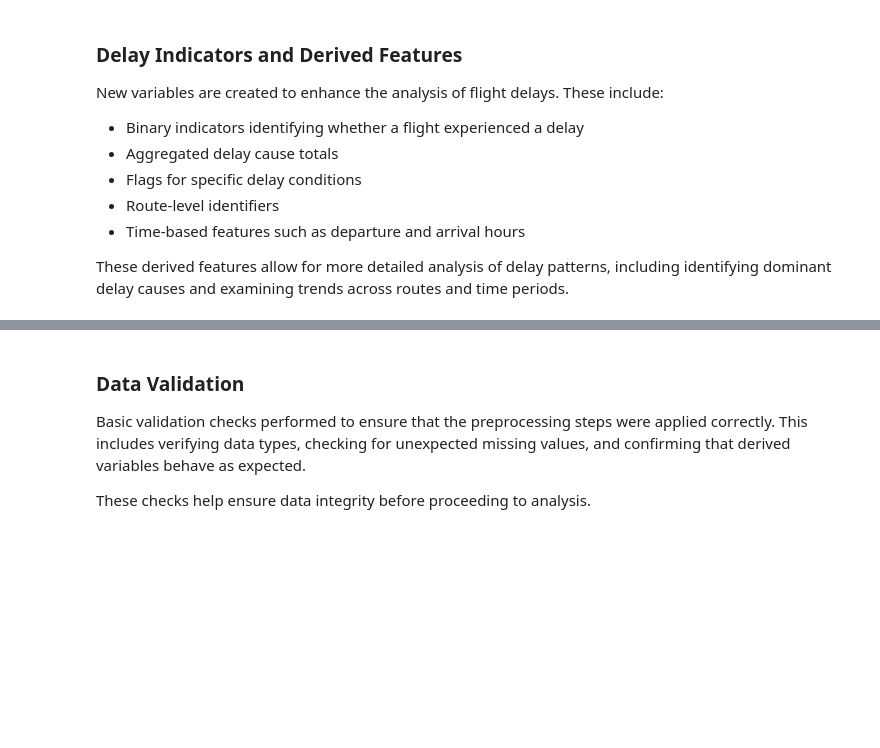
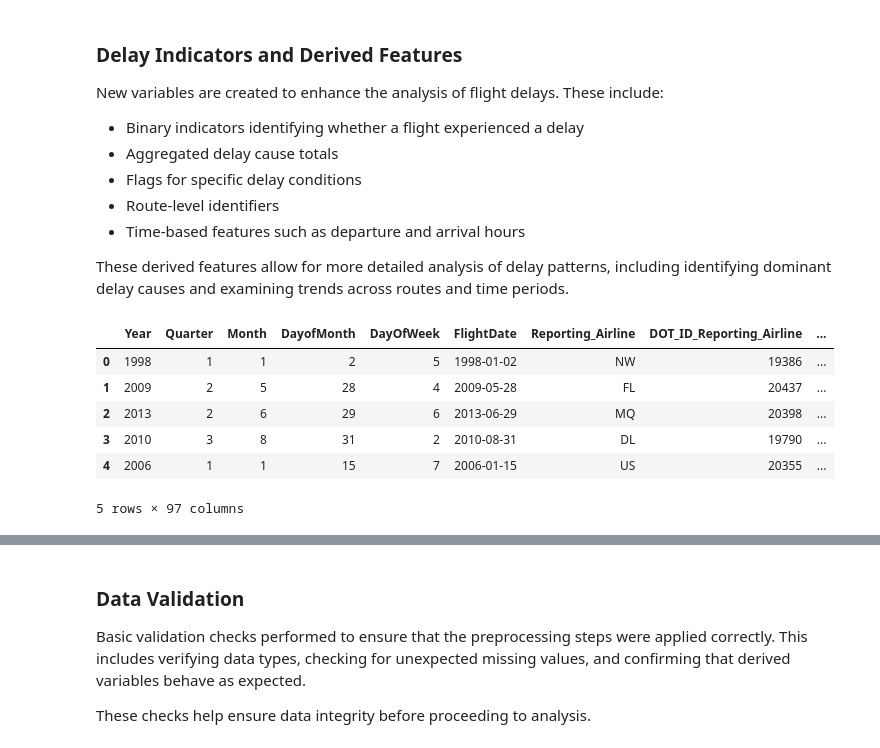
Before and after one commit to zuhrahmoh/Big-Data-Project, a Jupyter notebook: 01_data_cleaning_preprocessing.ipynb, the cells around one changed output, grey strips where cells are left out. Cells and saved outputs as stored; diff of their text form; code cells hidden in the pictures; blank space fills up the shorter version.

```diff
--- a/01_data_cleaning_preprocessing.ipynb
+++ b/01_data_cleaning_preprocessing.ipynb
@@ -216,22 +339,26 @@ These derived features allow for more detailed analysis of delay patterns, inclu
 # %%
 df["IsArrivalDelayed"] = df["ArrDelay"] > 0
 df["IsDepartureDelayed"] = df["DepDelay"] > 0
 
-df["TotalCauseDelay"] = (
-    df["CarrierDelay"]
-    + df["WeatherDelay"]
-    + df["NASDelay"]
-    + df["SecurityDelay"]
-    + df["LateAircraftDelay"]
-)
+df["TotalCauseDelay"] = df[delay_cause_cols].sum(axis=1)
 
 df["HasCarrierDelay"] = df["CarrierDelay"] > 0
 df["HasWeatherDelay"] = df["WeatherDelay"] > 0
 df["HasNASDelay"] = df["NASDelay"] > 0
 df["HasSecurityDelay"] = df["SecurityDelay"] > 0
 df["HasLateAircraftDelay"] = df["LateAircraftDelay"] > 0
 
 df["Route"] = df["Origin"].astype(str) + "-" + df["Dest"].astype(str)
 
 df["DepHour"] = (df["CRSDepTime"] // 60).astype("Int64")
 df["ArrHour"] = (df["CRSArrTime"] // 60).astype("Int64")
+
+df.head()
+# %% [output]
+|  | Year | Quarter | Month | DayofMonth | DayOfWeek | FlightDate | Reporting_Airline | DOT_ID_Reporting_Airline | ... |
+| 0 | 1998 | 1 | 1 | 2 | 5 | 1998-01-02 | NW | 19386 | ... |
+| 1 | 2009 | 2 | 5 | 28 | 4 | 2009-05-28 | FL | 20437 | ... |
+| 2 | 2013 | 2 | 6 | 29 | 6 | 2013-06-29 | MQ | 20398 | ... |
+| 3 | 2010 | 3 | 8 | 31 | 2 | 2010-08-31 | DL | 19790 | ... |
+| 4 | 2006 | 1 | 1 | 15 | 7 | 2006-01-15 | US | 20355 | ... |
+5 rows × 97 columns
```
Also changed, not shown: parts of 15 cells of this notebook.
